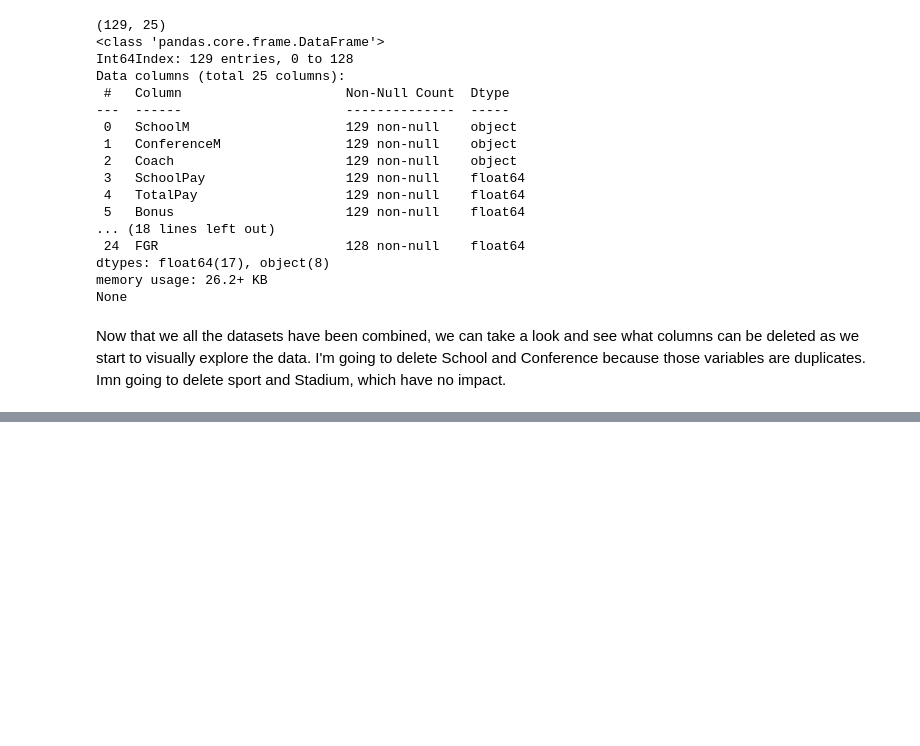
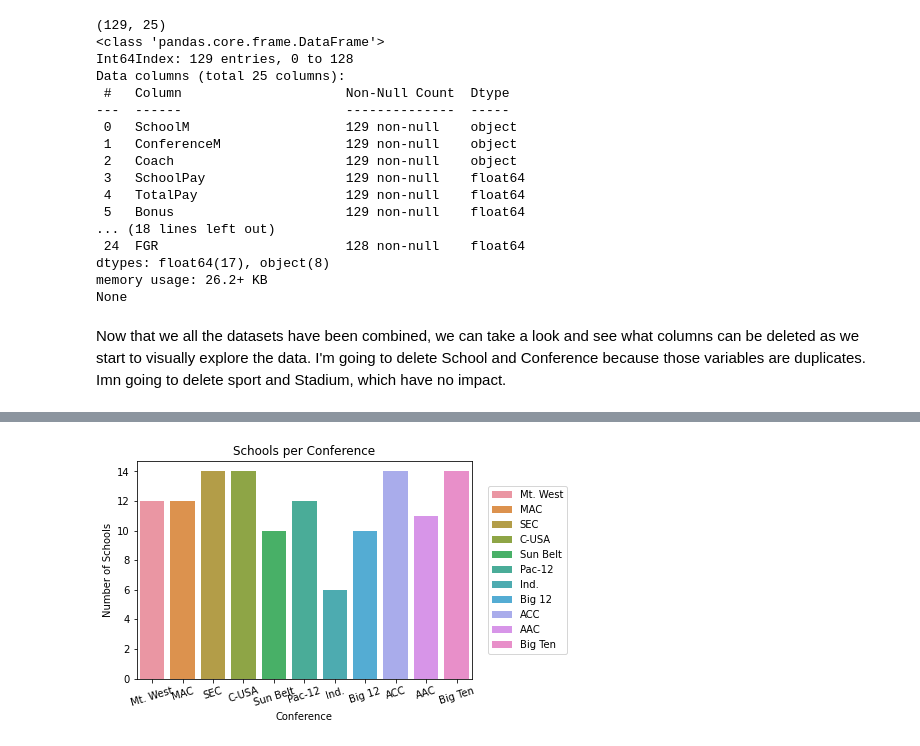
Before and after one commit to Champioa00/LAB1, a Jupyter notebook: Lab1Workingsession.ipynb, the cells around one changed output, grey strips where cells are left out. Drawn from its saved outputs; the diff is of its cells as text; code cells hidden in the pictures; blank space fills up the shorter version.

```diff
--- a/Lab1Workingsession.ipynb
+++ b/Lab1Workingsession.ipynb
@@ -672,0 +685,11 @@ None
+# %%
+# Number of schools per conference.
+sns.countplot(x='ConferenceM', data=coach_records_stadium_grad_df, hue='ConferenceM', dodge=False)
+_ = plt.xlabel('Conference')
+_ = plt.ylabel('Number of Schools')
+_ = plt.title('Schools per Conference')
+_ = plt.legend(loc='center right', bbox_to_anchor=[1.3, 0.5])
+_ = plt.xticks(rotation=17)
+plt.show()
+# %% [output]
+[figure, added]
```
Also changed, not shown: parts of 4 cells of this notebook.
